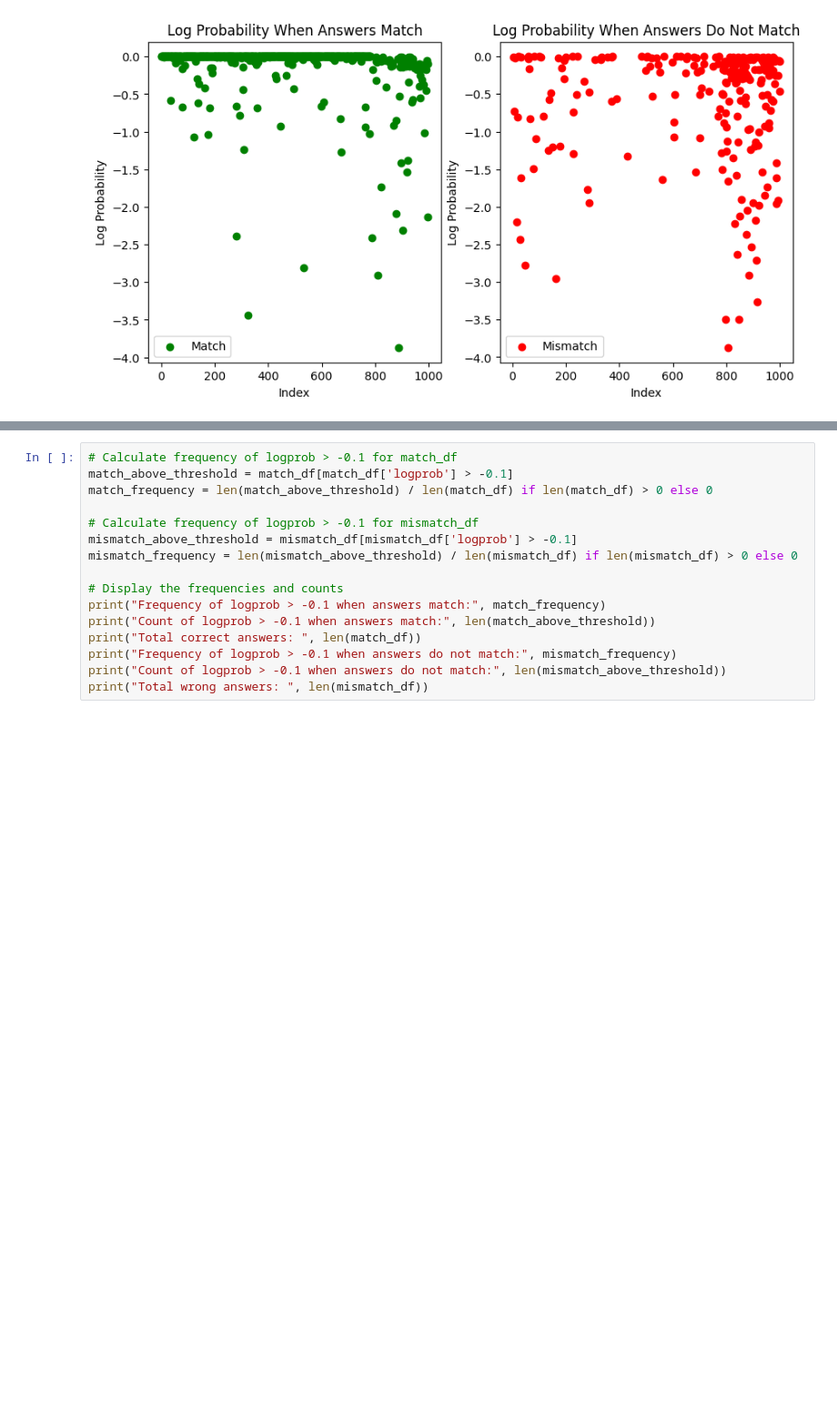
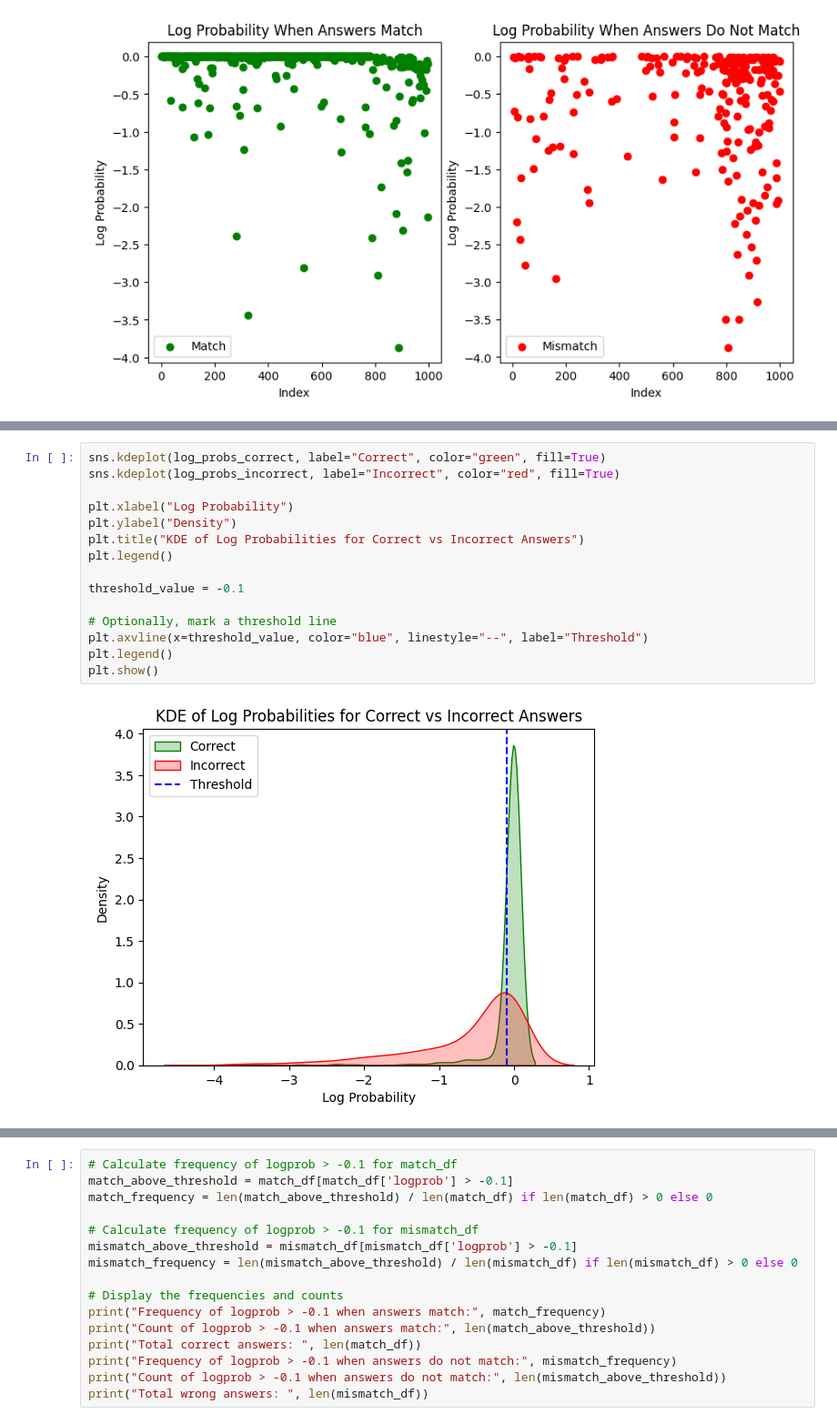
Before and after one commit to moizali01/llm-confidence-study, a Jupyter notebook: MMLU_Logprob_inference/analysis.ipynb, the cells around one changed output, grey strips where cells are left out. Shown at 91% size. Drawn from its saved outputs; the diff is of its cells as text; blank space fills up the shorter version.

```diff
--- a/MMLU_Logprob_inference/analysis.ipynb
+++ b/MMLU_Logprob_inference/analysis.ipynb
@@ -95,0 +139,17 @@ plt.legend()
+# %%
+sns.kdeplot(log_probs_correct, label="Correct", color="green", fill=True)
+sns.kdeplot(log_probs_incorrect, label="Incorrect", color="red", fill=True)
+
+plt.xlabel("Log Probability")
+plt.ylabel("Density")
+plt.title("KDE of Log Probabilities for Correct vs Incorrect Answers")
+plt.legend()
+
+threshold_value = -0.1
+
+# Optionally, mark a threshold line
+plt.axvline(x=threshold_value, color="blue", linestyle="--", label="Threshold")
+plt.legend()
+plt.show()
+# %% [output]
+[figure, added]
```
Also changed, not shown: parts of 6 cells of this notebook, 1 other file.
